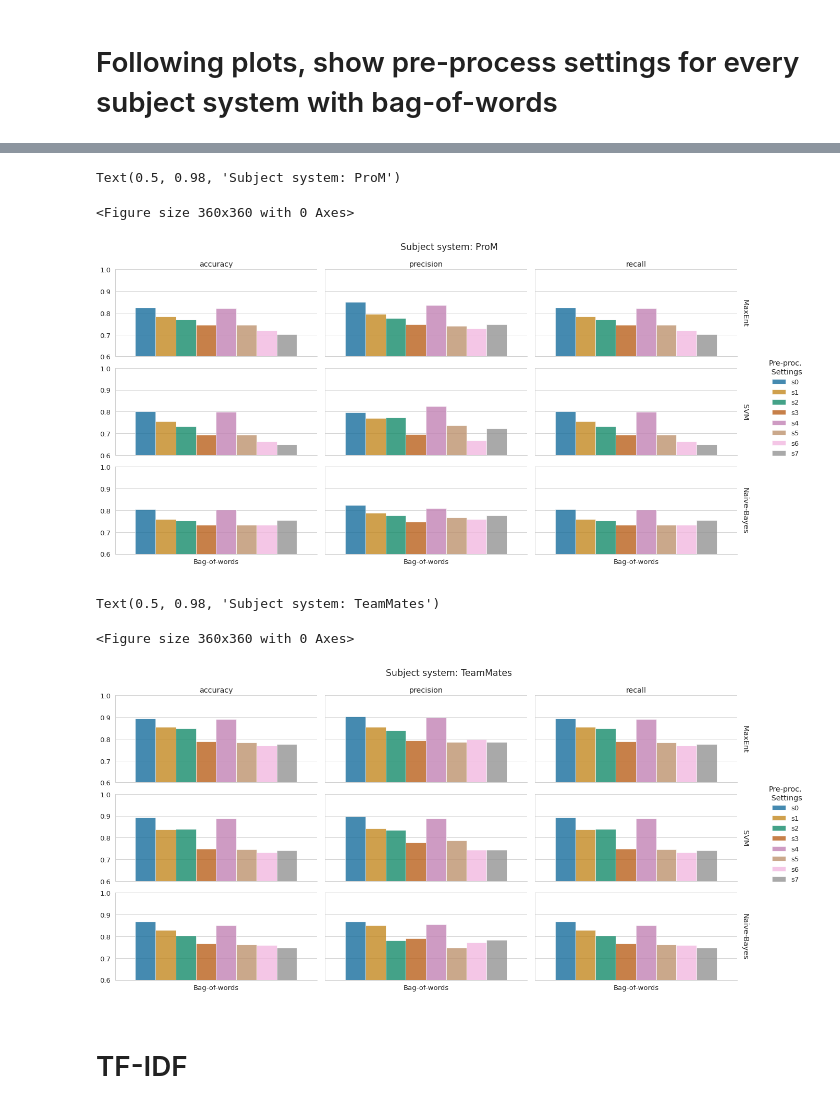
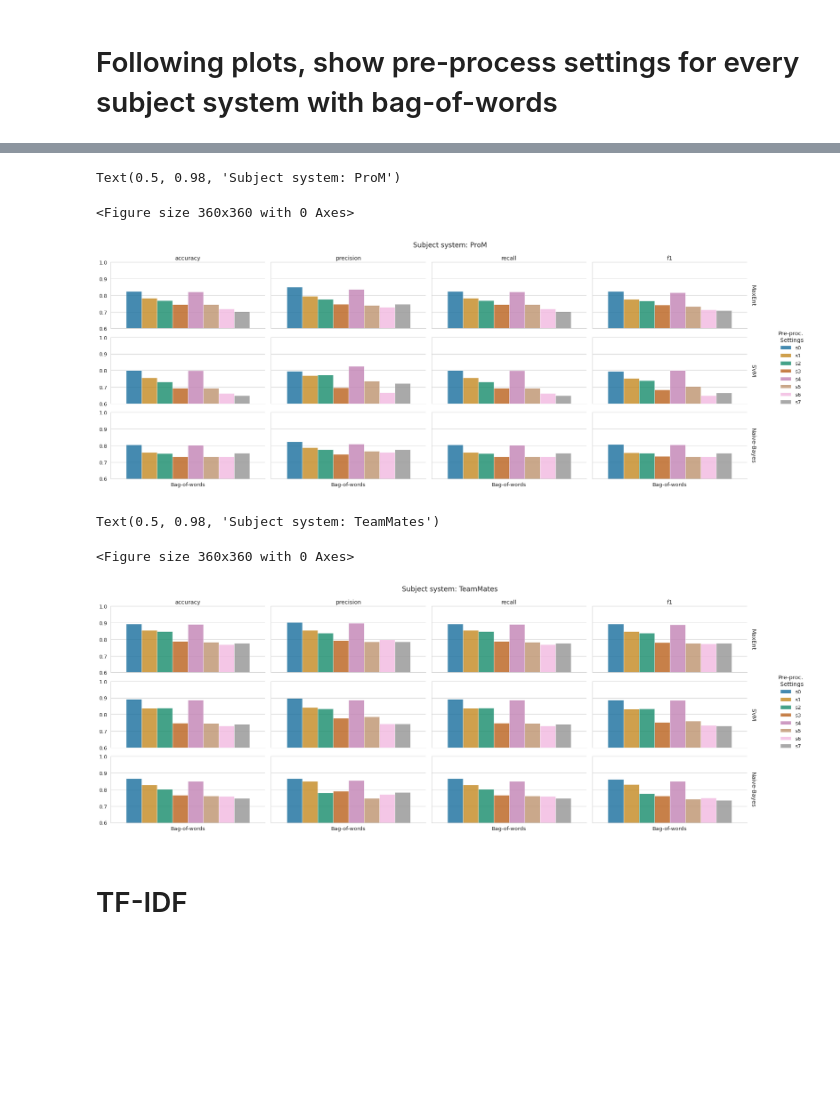
Before and after one commit to alexanderflorean/BSc-JavSoCoClassifier, a Jupyter notebook: jupyter/Untitled.ipynb, the cells around one changed output, grey strips where cells are left out. Saved outputs shown, nothing was run; the diff lists cells and outputs as text; code cells hidden in the pictures; blank space fills up the shorter version.

```diff
--- a/jupyter/Untitled.ipynb
+++ b/jupyter/Untitled.ipynb
@@ -328,32 +411,32 @@ p_recall['metric'] = 'recall'
 p_f1 = prom_bow.drop(labels={'accuracy', 'w.recall', 'w.precision'}, axis=1).rename(columns={'w.f1':'value'})
 p_f1['metric'] = 'f1'
 # %%
-df_vis = pd.concat([p_acc,p_prc, p_recall], ignore_index = True)
+df_vis = pd.concat([p_acc,p_prc, p_recall, p_f1], ignore_index = True)
 sns.set_theme("paper", style="whitegrid", font_scale=1.5)
 sns.despine()
 
 g =  sns.catplot(data=df_vis,
                 kind="bar",
                 x="Feature rep.",
                 y="value",
                 palette="colorblind",
                 alpha=0.8,
                 hue="setting_id",
                 row="classifier",
                 col="metric",
                 height=3.0,
                 aspect=2,
                 margin_titles=True)
 g.set(ylim=(0.6, 1.00))
 g.set_axis_labels(" ", "")
 g.set_titles(col_template="{col_name}", row_template="{row_name}")
 g.legend.set_title("Pre-proc.\n Settings")
 g.fig.subplots_adjust(top=0.9) # adjust the Figure in rp
 g.fig.suptitle('Subject system: ProM')
 # %% [output]
 Text(0.5, 0.98, 'Subject system: ProM')
 <Figure size 360x360 with 0 Axes>
-[figure, old version]
+[figure, new version]
 # %%
 team_bow = team_bow.drop(labels={'settings'}, axis=1)
 team_bow = team_bow.rename(columns={'weighted_precision' : 'w.precision',
@@ -374,7 +457,7 @@ t_f1 = team_bow.drop(labels={'accuracy', 'w.recall', 'w.precision'}, axis=1).ren
 t_f1['metric'] = 'f1'
 # %%
 
-df_vis = pd.concat([t_acc,t_prc, t_recall], ignore_index = True)
+df_vis = pd.concat([t_acc,t_prc, t_recall, t_f1], ignore_index = True)
 sns.set_theme("paper", style="whitegrid", font_scale=1.5)
 sns.despine()
 
@@ -399,7 +482,7 @@ g.fig.suptitle('Subject system: TeamMates')
 # %% [output]
 Text(0.5, 0.98, 'Subject system: TeamMates')
 <Figure size 360x360 with 0 Axes>
-[figure, old version]
+[figure, new version]
 # %% [markdown]
 # TF-IDF
 # %%
```
Also changed, not shown: parts of 7 cells of this notebook.
